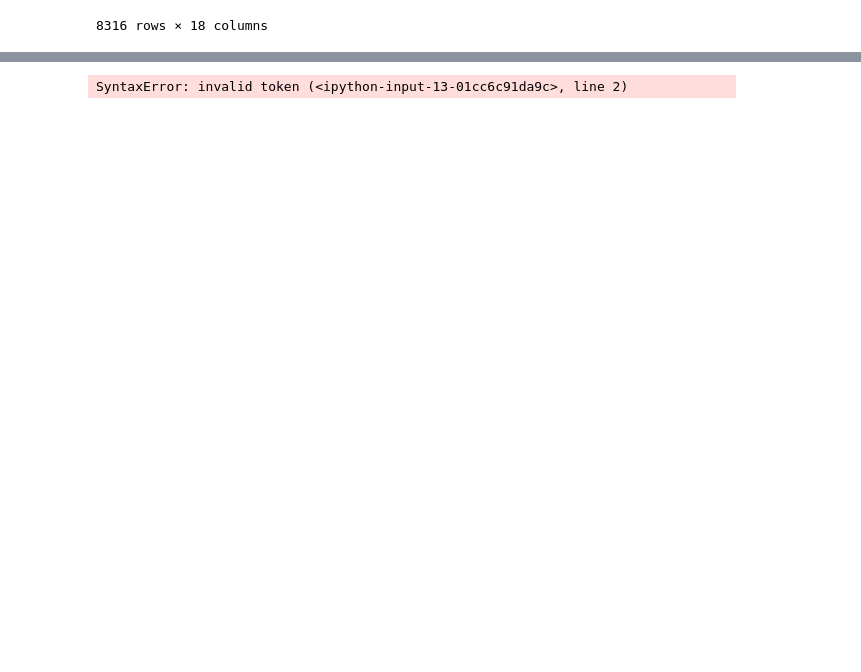
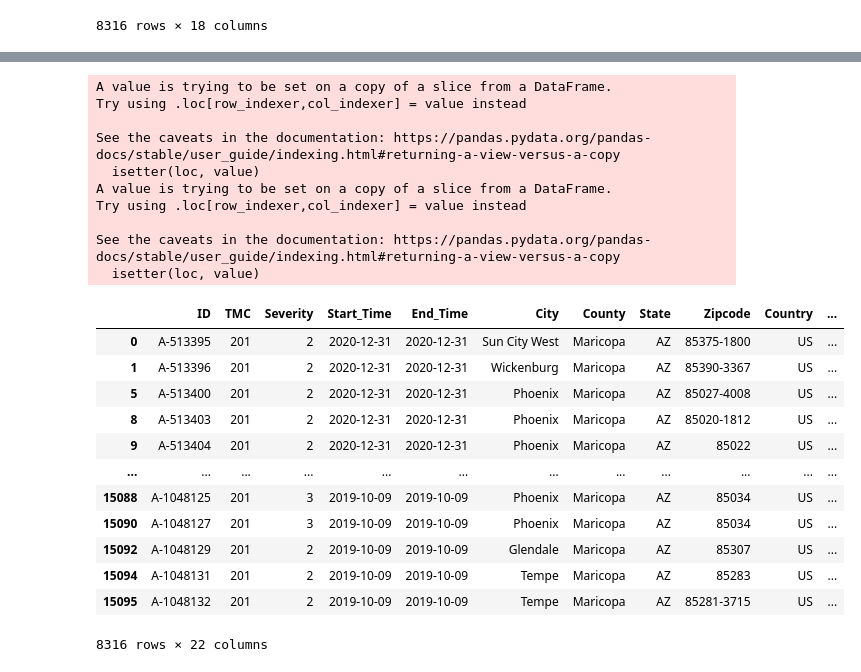
Before and after one commit to samantha8990/Project-1, a Jupyter notebook: JupiterNotebook.ipynb, the cells around one changed output, grey strips where cells are left out. Cells and saved outputs as stored; diff of their text form; code cells hidden in the pictures; blank space fills up the shorter version.

Commit message:
Season commit.

```diff
--- a/JupiterNotebook.ipynb
+++ b/JupiterNotebook.ipynb
@@ -71,3 +72,11 @@ See the caveats in the documentation: https://pandas.pydata.org/pandas-docs/stab
 | 15094 | A-1048131 | 201 | 2 | 10/9/2019 | 10/9/2019 | Tempe | Maricopa | AZ | 85283 | US | ... |
 | 15095 | A-1048132 | 201 | 2 | 10/9/2019 | 10/9/2019 | Tempe | Maricopa | AZ | 85281-3715 | US | ... |
 8316 rows × 18 columns
+# %%
+# Convert to Datetime
+us_data_maricopa['End_Time'] = pd.to_datetime(us_data_maricopa['End_Time'])
+
+us_data_maricopa['Start_Time'] = pd.to_datetime(us_data_maricopa['Start_Time'])
+
+us_data_maricopa.dtypes
+us_data_maricopa.head(10)
@@ -73,0 +103,7 @@ See the caveats in the documentation: https://pandas.pydata.org/pandas-docs/stab
+# %%
+# Add Month and Day
+us_data_maricopa["month"] = pd.DatetimeIndex(us_data_maricopa["Start_Time"]).month
+us_data_maricopa["day"] = pd.DatetimeIndex(us_data_maricopa["Start_Time"]).day
+us_data_maricopa["season"] = ""
+
+us_data_maricopa.head()
@@ -74,8 +130,35 @@ See the caveats in the documentation: https://pandas.pydata.org/pandas-docs/stab
 # %%
 #Average Number of accidents per month/season-- bar graph
 #create a new column with if/then based on date
+us_data_maricopa.loc[(us_data_maricopa["month"] >= 1) & (us_data_maricopa["month"] <= 3), ["season"]] = "spring"
+
+us_data_maricopa.loc[(us_data_maricopa["month"] >= 10) & (us_data_maricopa["month"] <= 12), ["season"]] = "winter"
+
+us_data_maricopa
 # %% [output]
-SyntaxError: invalid token (<ipython-input-13-01cc6c91da9c>, line 2)
+A value is trying to be set on a copy of a slice from a DataFrame.
+Try using .loc[row_indexer,col_indexer] = value instead
+
+See the caveats in the documentation: https://pandas.pydata.org/pandas-docs/stable/user_guide/indexing.html#returning-a-view-versus-a-copy
+  isetter(loc, value)
+A value is trying to be set on a copy of a slice from a DataFrame.
+Try using .loc[row_indexer,col_indexer] = value instead
+
+See the caveats in the documentation: https://pandas.pydata.org/pandas-docs/stable/user_guide/indexing.html#returning-a-view-versus-a-copy
+  isetter(loc, value)
+|  | ID | TMC | Severity | Start_Time | End_Time | City | County | State | Zipcode | Country | ... |
+| 0 | A-513395 | 201 | 2 | 2020-12-31 | 2020-12-31 | Sun City West | Maricopa | AZ | 85375-1800 | US | ... |
+| 1 | A-513396 | 201 | 2 | 2020-12-31 | 2020-12-31 | Wickenburg | Maricopa | AZ | 85390-3367 | US | ... |
+| 5 | A-513400 | 201 | 2 | 2020-12-31 | 2020-12-31 | Phoenix | Maricopa | AZ | 85027-4008 | US | ... |
+| 8 | A-513403 | 201 | 2 | 2020-12-31 | 2020-12-31 | Phoenix | Maricopa | AZ | 85020-1812 | US | ... |
+| 9 | A-513404 | 201 | 2 | 2020-12-31 | 2020-12-31 | Phoenix | Maricopa | AZ | 85022 | US | ... |
+| ... | ... | ... | ... | ... | ... | ... | ... | ... | ... | ... | ... |
+| 15088 | A-1048125 | 201 | 3 | 2019-10-09 | 2019-10-09 | Phoenix | Maricopa | AZ | 85034 | US | ... |
+| 15090 | A-1048127 | 201 | 3 | 2019-10-09 | 2019-10-09 | Phoenix | Maricopa | AZ | 85034 | US | ... |
+| 15092 | A-1048129 | 201 | 2 | 2019-10-09 | 2019-10-09 | Glendale | Maricopa | AZ | 85307 | US | ... |
+| 15094 | A-1048131 | 201 | 2 | 2019-10-09 | 2019-10-09 | Tempe | Maricopa | AZ | 85283 | US | ... |
+| 15095 | A-1048132 | 201 | 2 | 2019-10-09 | 2019-10-09 | Tempe | Maricopa | AZ | 85281-3715 | US | ... |
+8316 rows × 22 columns
 # %%
 #Highest Accident per day -- table to show
 # %%
```
Also changed, not shown: parts of 4 cells of this notebook.
